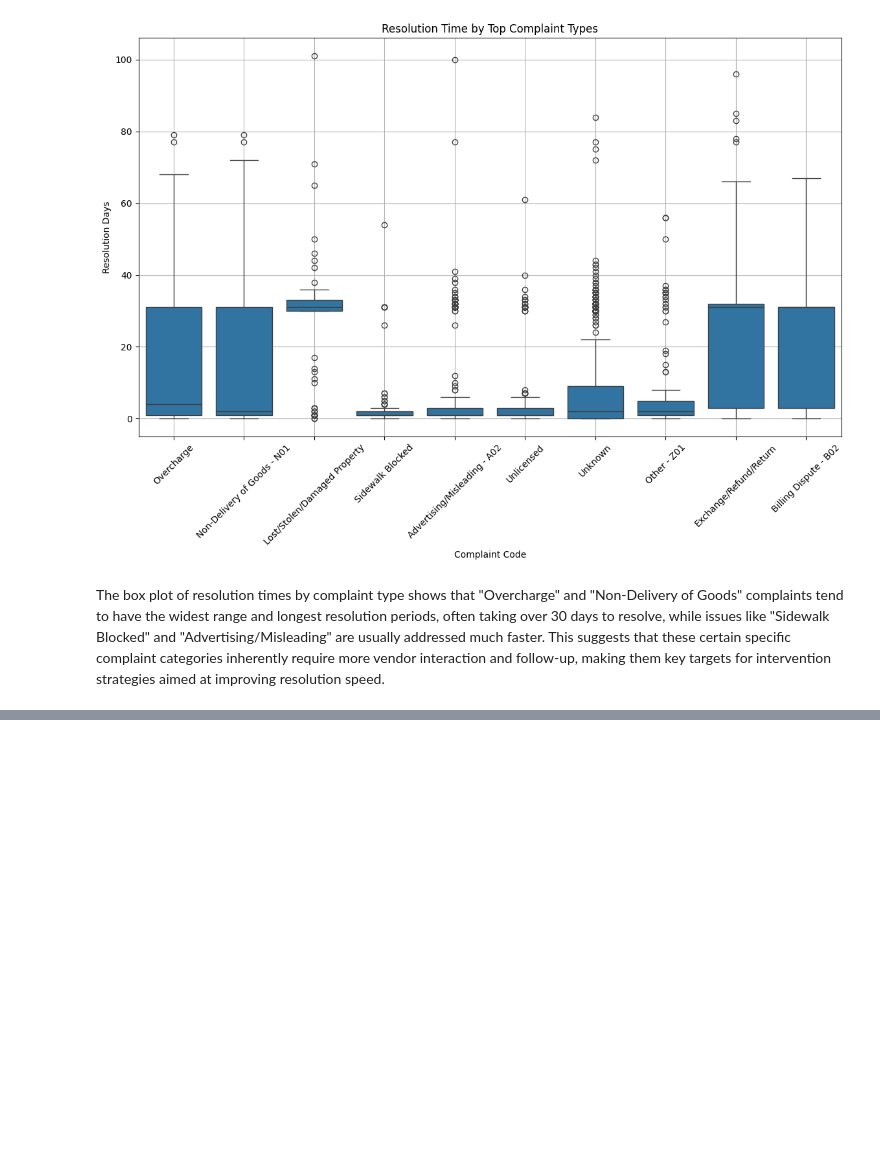
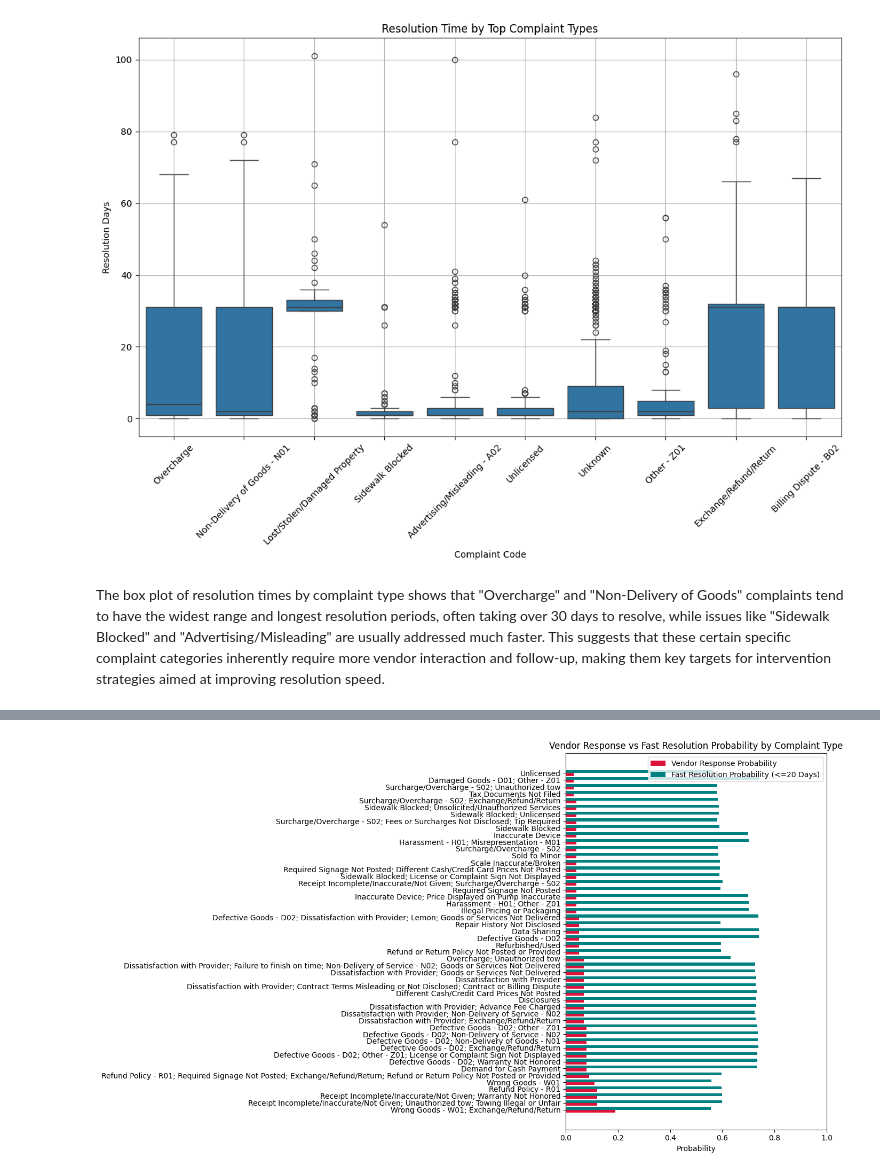
Before and after one commit to aryamankachroo/DTSC2302FinalProject, a Jupyter notebook: nyc_complaints.ipynb, the cells around one changed output, grey strips where cells are left out. Cells and saved outputs as stored; diff of their text form; code cells hidden in the pictures; blank space fills up the shorter version.

```diff
--- a/nyc_complaints.ipynb
+++ b/nyc_complaints.ipynb
@@ -457,0 +557,52 @@ The box plot of resolution times by complaint type shows that "Overcharge" and "
+# %%
+# 1. Predict Vendor Response Probabilities for Complaint Types
+
+complaint_codes = np.sort(df['complaint_code_encoded'].unique())
+
+predict_complaint_df = pd.DataFrame({
+    'business_category_encoded': np.zeros_like(complaint_codes),  # neutral dummy
+    'complaint_code_encoded': complaint_codes,
+    'resolution_days': np.full_like(complaint_codes, df['resolution_days'].median())  # median days
+})
+
+outcome_probs_complaint = rf_model.predict_proba(predict_complaint_df[['business_category_encoded', 'complaint_code_encoded', 'resolution_days']])[:, 1]
+
+predict_complaint_df['complaint_label'] = le_complaint_code.inverse_transform(predict_complaint_df['complaint_code_encoded'])
+predict_complaint_df['outcome_prob_vendor'] = outcome_probs_complaint
+
+# 2. Predict Fast Resolution Probabilities for Complaint Types
+
+predict_speed_df = pd.DataFrame({
+    'business_category_encoded': np.zeros_like(complaint_codes),
+    'complaint_code_encoded': complaint_codes,
+    'resolution_days': np.full_like(complaint_codes, 20)  # simulate 20 days
+})
+
+speed_probs = speed_model.predict_proba(predict_speed_df[['business_category_encoded', 'complaint_code_encoded', 'resolution_days']])[:, 1]
+
+predict_complaint_df['speed_prob'] = speed_probs
+
+# 3. Select Top 10 Complaint Types by Vendor Response (optional filter for clarity)
+top10_combined = predict_complaint_df.sort_values('outcome_prob_vendor', ascending=False).head(50)
+
+# 4. Plot Combined
+plt.figure(figsize=(14, 8))
+bar_width = 0.4
+indices = np.arange(len(top10_combined))
+
+# Vendor Response Bars
+plt.barh(indices, top10_combined['outcome_prob_vendor'], height=bar_width, label='Vendor Response Probability', color='crimson')
+
+# Fast Resolution Bars (slightly shifted for visibility)
+plt.barh(indices + bar_width, top10_combined['speed_prob'], height=bar_width, label='Fast Resolution Probability (<=20 Days)', color='teal')
+
+# Labels and Title
+plt.yticks(indices + bar_width/2, top10_combined['complaint_label'])
+plt.xlabel("Probability")
+plt.title("Vendor Response vs Fast Resolution Probability by Complaint Type")
+plt.xlim(0, 1)
+plt.legend()
+plt.tight_layout()
+plt.show()
+# %% [output]
+[figure, added]
```
Also changed, not shown: parts of 5 cells of this notebook.
